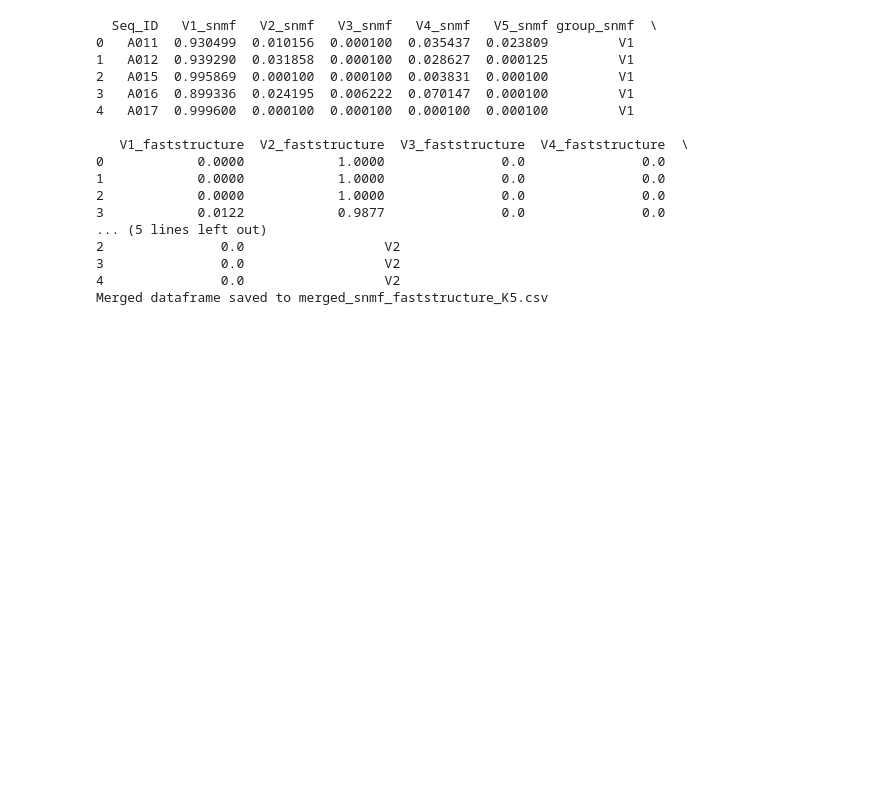
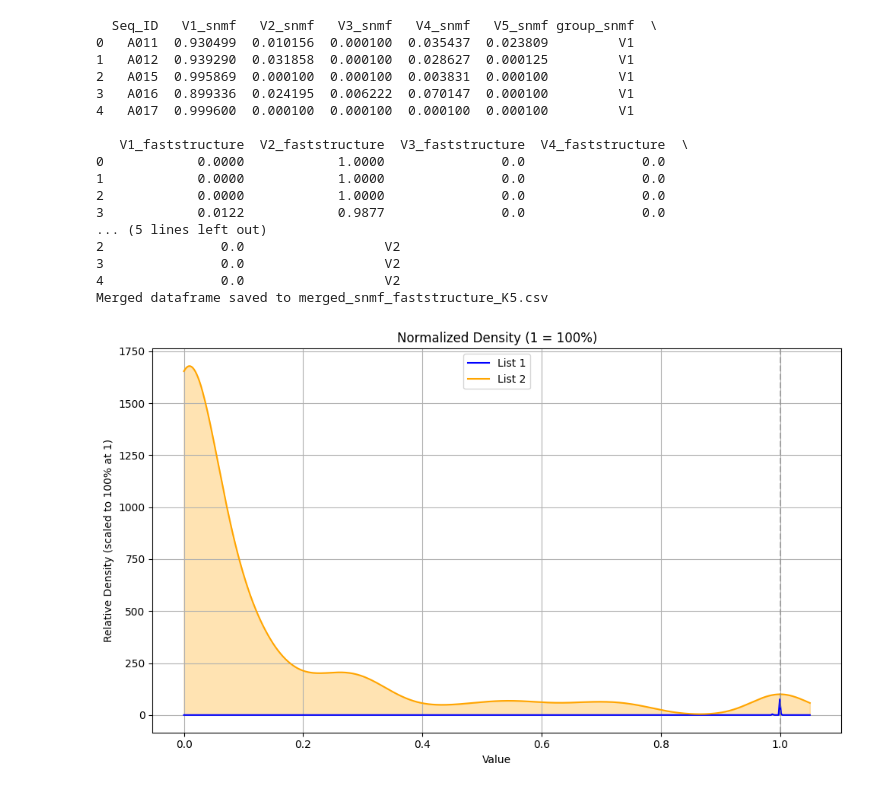
Before and after one commit to CornilleEclecticLab/Apple-Genomic_offset, a Jupyter notebook: 01-Population_structure/03-membership_coefficient_investigating/bin/Investigate_membership_coefficient.ipynb, the cells around one changed output. Saved outputs shown, nothing was run; the diff lists cells and outputs as text; code cells hidden in the pictures; blank space fills up the shorter version.

```diff
--- a/01-Population_structure/03-membership_coefficient_investigating/bin/Investigate_membership_coefficient.ipynb
+++ b/01-Population_structure/03-membership_coefficient_investigating/bin/Investigate_membership_coefficient.ipynb
@@ -156,3 +156,58 @@ print(f"Merged dataframe saved to {output_file}")
 3               0.0                  V2
 4               0.0                  V2
 Merged dataframe saved to merged_snmf_faststructure_K5.csv
+# %%
+import matplotlib.pyplot as plt
+import seaborn as sns
+import numpy as np
+from scipy.stats import gaussian_kde
+
+# Input lists
+list1 = [1, 1, 1, 0.9877, 1, 1, 1, 1, 1, 1, 1, 1, 1]
+
+list2 = [
+    0.1853, 0.2149, 0.0918, 0.1349, 0.1114, 0, 0.1442, 0.0609, 0, 0.0001, 0.0881, 0.0826, 0, 0, 0,
+    1, 0.1829, 0.4194, 0.2099, 0.1481, 0.1087, 0.0603, 0.0518, 0, 0.0804, 0.0697, 0.0878, 0, 0.0616,
+    0.3494, 0.0361, 0, 0, 0.3041, 0.0979, 0.0023, 0.2558, 0.0021, 0, 0.303, 1, 0.0005, 0.0443, 0,
+    0.0537, 0.2705, 0.1273, 0.0006, 1, 0.0675, 0.0395, 0.0388, 0.6762, 0, 0, 0, 0, 0, 0, 0, 0.0969,
+    0, 0, 0, 0, 0, 0.0125, 0.0517, 0, 0, 0.1063, 0, 0.1555, 0, 0, 0.2381, 0, 0, 0, 0.0017, 0.0008,
+    0.2697, 0.5403, 0.6825, 0.0995, 0.1127, 0.7591, 0, 0, 0.033, 0.6099, 0, 0, 0, 0, 0.0029, 0, 0,
+    0, 0, 0, 0, 0, 0, 0.0059, 0, 0.2626, 0.0741, 0, 0, 0, 0, 0, 0.0022, 0, 0.5154, 0.7406, 0, 0,
+    0.3352, 1, 0.067, 0, 0.0032, 0, 0.2827, 0.0009, 0.5752, 0, 1, 0, 0.472, 0.3089, 0.0001, 0.0146
+]
+
+# Create a range for x values
+x_vals = np.linspace(0, 1.05, 500)
+
+# Estimate KDEs
+kde1 = gaussian_kde(list1, bw_method=0.2)
+kde2 = gaussian_kde(list2, bw_method=0.2)
+
+y1 = kde1(x_vals)
+y2 = kde2(x_vals)
+
+# Normalize so that value at x=1 is 100%
+max_at_1_list1 = kde1(1.0)[0]
+max_at_1_list2 = kde2(1.0)[0]
+
+y1_percent = (y1 / max_at_1_list1) * 100
+y2_percent = (y2 / max_at_1_list2) * 100
+
+# Plot
+plt.figure(figsize=(10, 6))
+plt.plot(x_vals, y1_percent, label='List 1', color='blue')
+plt.plot(x_vals, y2_percent, label='List 2', color='orange')
+plt.fill_between(x_vals, y1_percent, alpha=0.3, color='blue')
+plt.fill_between(x_vals, y2_percent, alpha=0.3, color='orange')
+
+# Labels and formatting
+plt.xlabel("Value")
+plt.ylabel("Relative Density (scaled to 100% at 1)")
+plt.title("Normalized Density (1 = 100%)")
+plt.axvline(x=1, linestyle='--', color='gray', alpha=0.5)
+plt.legend()
+plt.grid(True)
+plt.tight_layout()
+plt.show()
+# %% [output]
+[figure, added]
```
Also changed, not shown: parts of 2 cells of this notebook, 5 other files.
